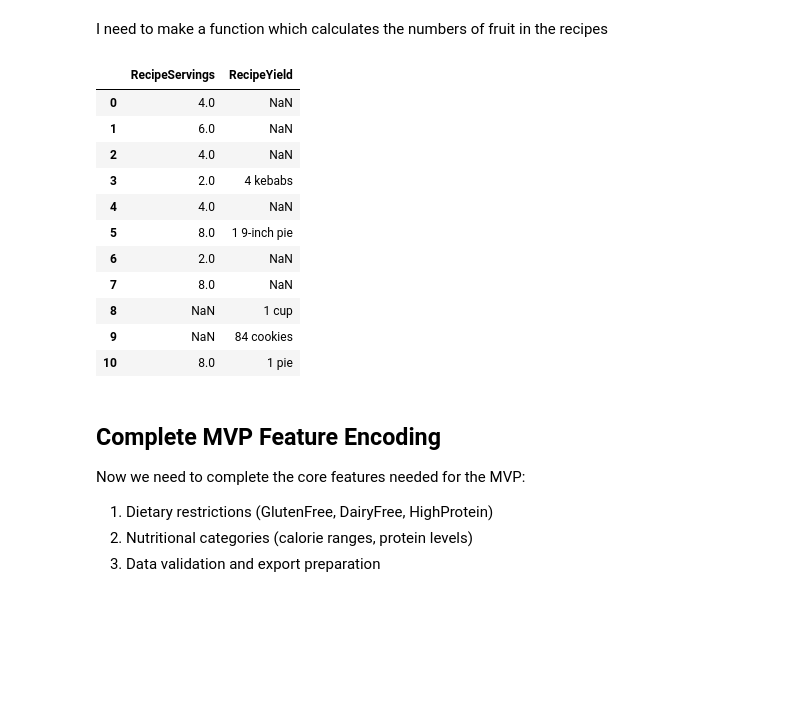
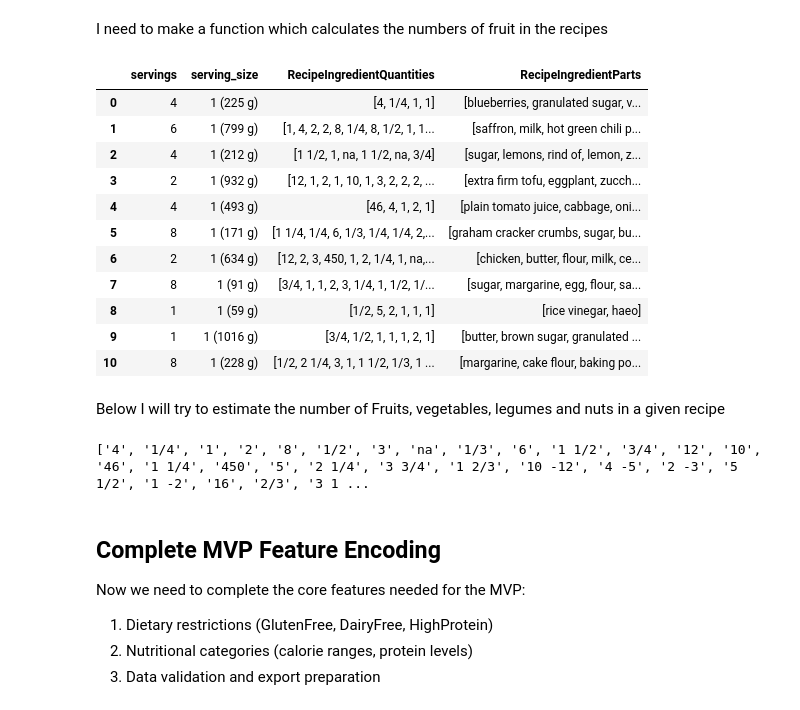
Before and after one commit to st8ko/diet-recommendation-app, a Jupyter notebook: notebooks/EDA-FoodRecipes.ipynb, the cells around one changed output. Drawn from its saved outputs; the diff is of its cells as text; code cells hidden in the pictures; blank space fills up the shorter version.

```diff
--- a/notebooks/EDA-FoodRecipes.ipynb
+++ b/notebooks/EDA-FoodRecipes.ipynb
@@ -15,17 +15,7 @@ pd.set_option('display.max_columns', None)
 df2 = pd.read_csv("/Users/ignacyruszkowski/Desktop/programowanie/python/Diet/diet-recommendation-app/data/another-dataset/recipes_w_search_terms.csv")
 # %%
 #I will attempt to join the datasets
-# print(list(df.columns))
-print(list(df2.columns))
-
-# print(df.loc[df['RecipeId'] == 100]) #confirmed that unique id match with the same recipes
-# print(df2.loc[df2['id'] == 100])
-# print(df2.loc[2, 'ingredients'])
 df2subset = df2[['id','serving_size', 'servings']] #keep only the columns I am interested in
-# print(df2subset.head())
 df2subset = df2subset.rename(columns={'id' : 'RecipeId'})
-# print(df2subset.head())
-# print(len(df))
 merged_df = pd.merge(df, df2subset, on='RecipeId', how='inner')
-print(len(merged_df)/len(df)) #Returns 0.94 so we have 94% retention rate which is more than enough
-print(list(merged_df.columns))
+df = merged_df #updating the old df with the two new added columns
@@ -884,18 +943,22 @@ There clearly is value to be gained from introducing some form of encoding. This
 # %%
 # Define cleaning function with proper NA handling
 def clean_r_list_column(series):
-    return (series
+    return (series.astype(str)
             .str.strip('c()')
             .str.replace('"', '', regex=False)
+            .str.replace("'", '', regex=False)
+            .str.replace('[', '', regex=False)
+            .str.replace(']', '', regex=False)
             .str.split(',')
             .apply(lambda x: [item.strip() for item in x] if x is not None and isinstance(x, list) else []))
 
 # Apply to both columns
 df['Keywords'] = clean_r_list_column(df['Keywords']).apply(lambda x: [kw.lower() for kw in x])
-df['RecipeIngredientParts'] = clean_r_list_column(df['RecipeIngredientParts'])
-
+df['RecipeIngredientParts'] = clean_r_list_column(df['RecipeIngredientParts']).apply(lambda x: [kw.lower() for kw in x])
+df['RecipeIngredientQuantities'] = clean_r_list_column(df['RecipeIngredientQuantities']).apply(lambda x: [kw.lower() for kw in x])
 # Remove NAs and empty lists, reset index
 df = df[
     (df['Keywords'].apply(len) > 0) &
-    (df['RecipeIngredientParts'].apply(len) > 0)
-].reset_index(drop=True)
+    (df['RecipeIngredientParts'].apply(len) > 0) &
+    (df['RecipeIngredientQuantities'].apply(len) > 0)
+].reset_index(drop=True) #cleaned the RecipeINgredientParts and RecipeIngredientsQuantities columns successfully
@@ -1148,17 +1429,24 @@ print(list(df.columns))
 # %% [markdown]
 I need to make a function which calculates the numbers of fruit in the recipes
 # %%
-df.loc[0:10, ["RecipeServings", "RecipeYield"]]
+df.loc[0:10, ['servings', 'serving_size','RecipeIngredientQuantities', 'RecipeIngredientParts']]
 # %% [output]
-|  | RecipeServings | RecipeYield |
-| 0 | 4.0 | NaN |
-| 1 | 6.0 | NaN |
-| 2 | 4.0 | NaN |
-| 3 | 2.0 | 4 kebabs |
-| 4 | 4.0 | NaN |
-| 5 | 8.0 | 1 9-inch pie |
-| 6 | 2.0 | NaN |
-| 7 | 8.0 | NaN |
-| 8 | NaN | 1 cup |
-| 9 | NaN | 84 cookies |
-| 10 | 8.0 | 1 pie |
+|  | servings | serving_size | RecipeIngredientQuantities | RecipeIngredientParts |
+| 0 | 4 | 1 (225 g) | [4, 1/4, 1, 1] | [blueberries, granulated sugar, v... |
+| 1 | 6 | 1 (799 g) | [1, 4, 2, 2, 8, 1/4, 8, 1/2, 1, 1... | [saffron, milk, hot green chili p... |
+| 2 | 4 | 1 (212 g) | [1 1/2, 1, na, 1 1/2, na, 3/4] | [sugar, lemons, rind of, lemon, z... |
+| 3 | 2 | 1 (932 g) | [12, 1, 2, 1, 10, 1, 3, 2, 2, 2, ... | [extra firm tofu, eggplant, zucch... |
+| 4 | 4 | 1 (493 g) | [46, 4, 1, 2, 1] | [plain tomato juice, cabbage, oni... |
+| 5 | 8 | 1 (171 g) | [1 1/4, 1/4, 6, 1/3, 1/4, 1/4, 2,... | [graham cracker crumbs, sugar, bu... |
+| 6 | 2 | 1 (634 g) | [12, 2, 3, 450, 1, 2, 1/4, 1, na,... | [chicken, butter, flour, milk, ce... |
+| 7 | 8 | 1 (91 g) | [3/4, 1, 1, 2, 3, 1/4, 1, 1/2, 1/... | [sugar, margarine, egg, flour, sa... |
+| 8 | 1 | 1 (59 g) | [1/2, 5, 2, 1, 1, 1] | [rice vinegar, haeo] |
+| 9 | 1 | 1 (1016 g) | [3/4, 1/2, 1, 1, 1, 2, 1] | [butter, brown sugar, granulated ... |
+| 10 | 8 | 1 (228 g) | [1/2, 2 1/4, 3, 1, 1 1/2, 1/3, 1 ... | [margarine, cake flour, baking po... |
+# %% [markdown]
+Below I will try to estimate the number of Fruits, vegetables, legumes and nuts in a given recipe
+# %%
+unique_quantities = df['RecipeIngredientQuantities'].explode().unique().tolist()
+print(unique_quantities)
+# %% [output]
+['4', '1/4', '1', '2', '8', '1/2', '3', 'na', '1/3', '6', '1 1/2', '3/4', '12', '10', '46', '1 1/4', '450', '5', '2 1/4', '3 3/4', '1 2/3', '10 -12', '4 -5', '2 -3', '5 1/2', '1 -2', '16', '2/3', '3 1 ...
```
Also changed, not shown: parts of 25 cells of this notebook.
